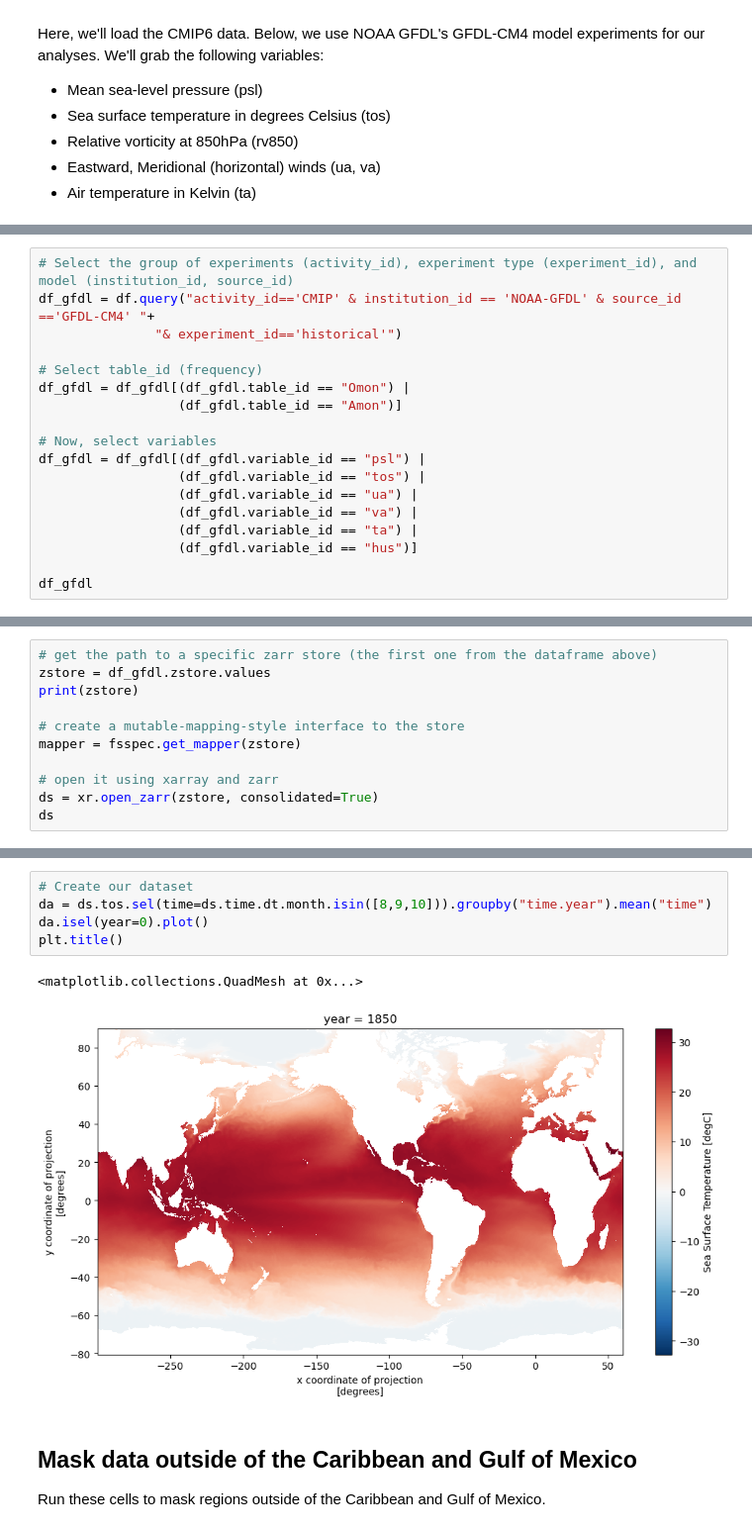
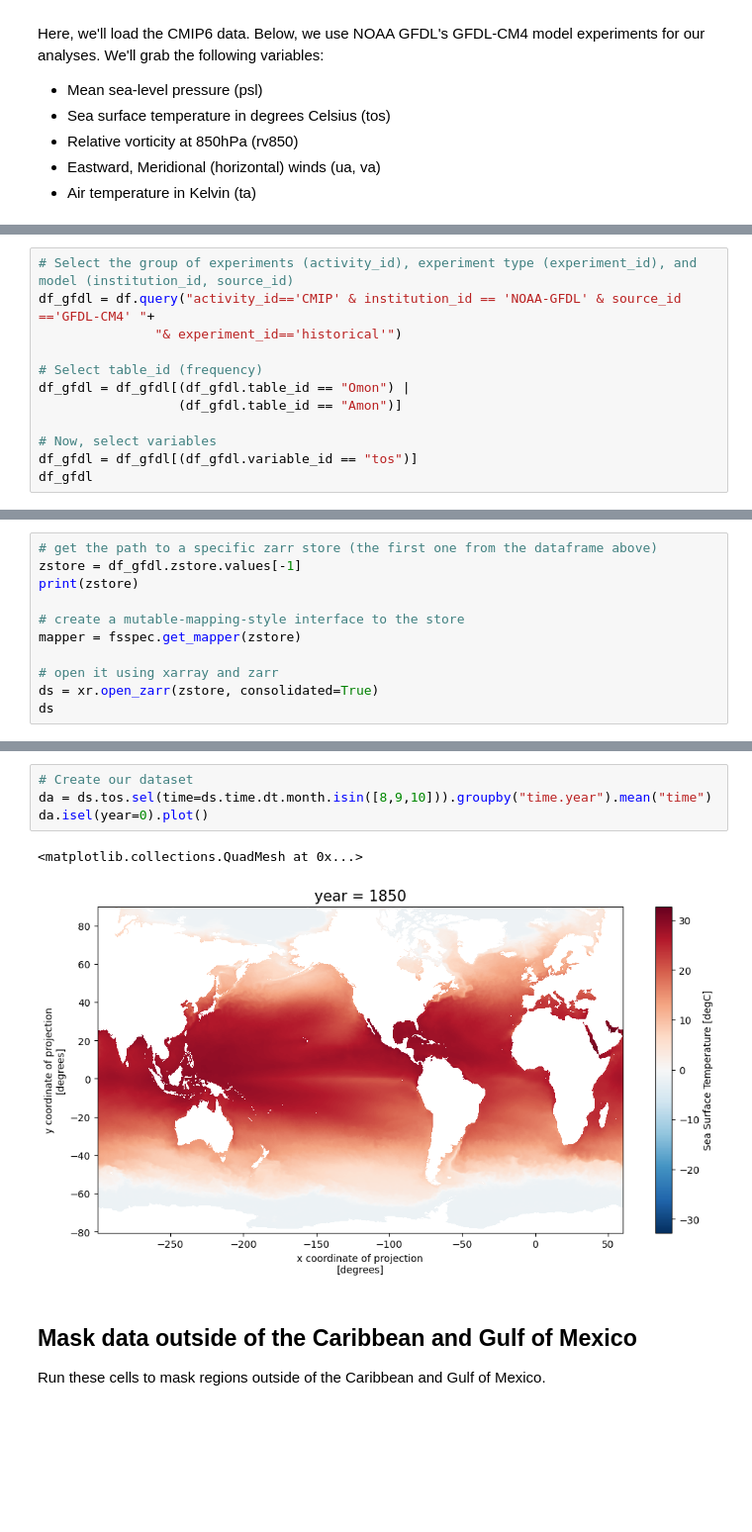
Before and after one commit to ProjectPythia/CFC-extreme-weather-cookbook, a Jupyter notebook: cfc-atm.ipynb, the cells around one changed output, grey strips where cells are left out. Shown: that part at 99% size. Cells and saved outputs as stored; diff of their text form; blank space fills up the shorter version.

```diff
--- a/cfc-atm.ipynb
+++ b/cfc-atm.ipynb
@@ -146,13 +110,7 @@ df_gfdl = df_gfdl[(df_gfdl.table_id == "Omon") |
                   (df_gfdl.table_id == "Amon")]
 
 # Now, select variables
-df_gfdl = df_gfdl[(df_gfdl.variable_id == "psl") |
-                  (df_gfdl.variable_id == "tos") |
-                  (df_gfdl.variable_id == "ua") |
-                  (df_gfdl.variable_id == "va") |
-                  (df_gfdl.variable_id == "ta") |
-                  (df_gfdl.variable_id == "hus")]
-
+df_gfdl = df_gfdl[(df_gfdl.variable_id == "tos")]
 df_gfdl
 # %% [output]
 |  | activity_id | institution_id | source_id | experiment_id | member_id | table_id | variable_id | grid_label | ... |
@@ -165,7 +118,7 @@ df_gfdl
 | 9977 | CMIP | NOAA-GFDL | GFDL-CM4 | historical | r1i1p1f1 | Omon | tos | gn | ... |
 # %%
 # get the path to a specific zarr store (the first one from the dataframe above)
-zstore = df_gfdl.zstore.values
+zstore = df_gfdl.zstore.values[-1]
 print(zstore)
 
 # create a mutable-mapping-style interface to the store
@@ -185,11 +240,10 @@ ds
 # %%
 # Create our dataset
 da = ds.tos.sel(time=ds.time.dt.month.isin([8,9,10])).groupby("time.year").mean("time")
 da.isel(year=0).plot()
-plt.title()
 # %% [output]
 <matplotlib.collections.QuadMesh at 0x...>
-[figure, old version]
+[figure, new version]
 # %% [markdown]
 ## Mask data outside of the Caribbean and Gulf of Mexico
 
```
Also changed, not shown: parts of 13 cells of this notebook.
